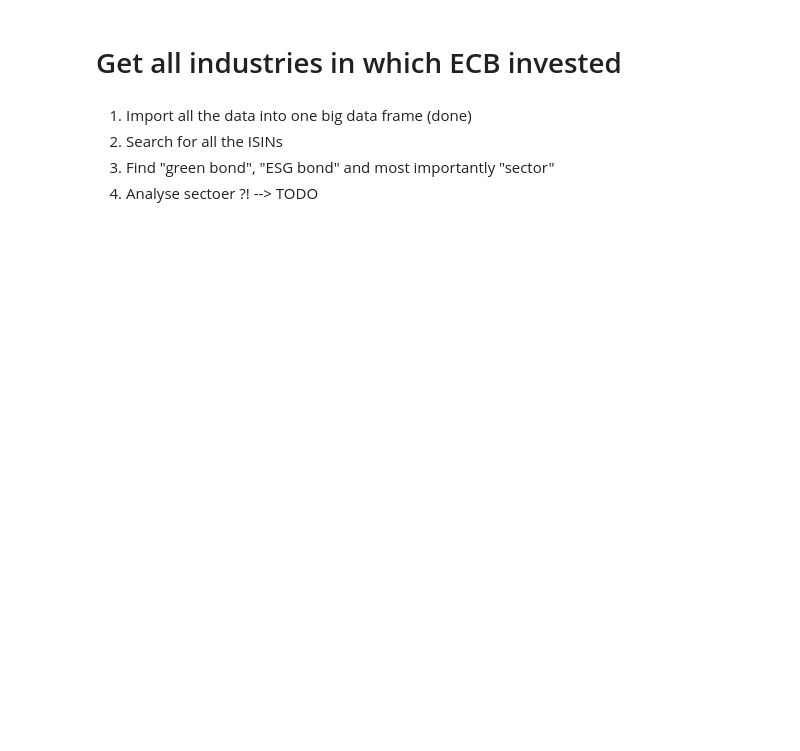
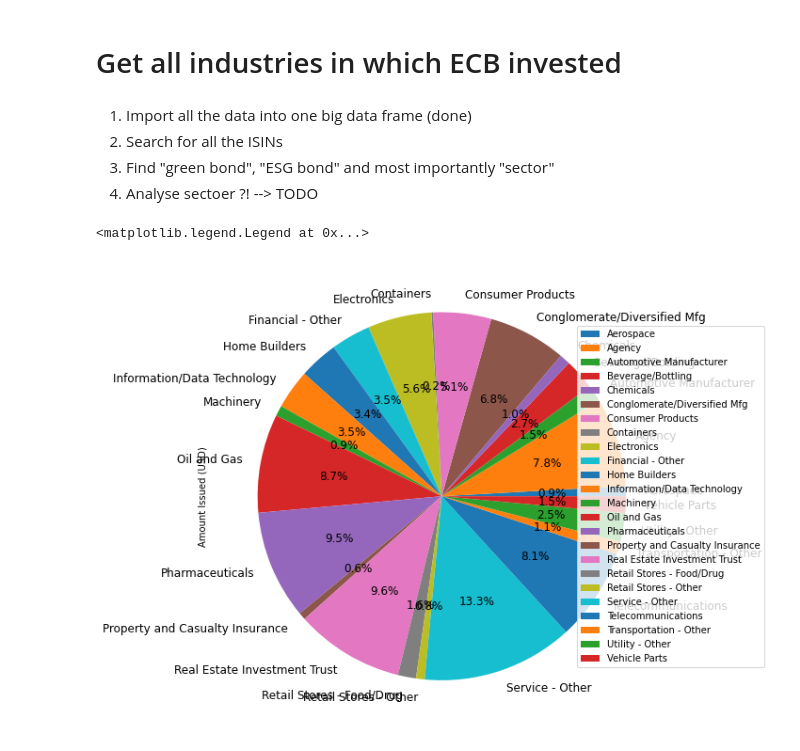
Before and after one commit to AukeVanSighem/ECB-Bond-Purchases, a Jupyter notebook: DataAnalysis.ipynb, the cells around one changed output. Drawn from its saved outputs; the diff is of its cells as text; code cells hidden in the pictures; blank space fills up the shorter version.

Commit message:
Pie chart that shows the division of "Amount Issued" over all the different sectors present in the merged_sector_data dateframe

```diff
--- a/DataAnalysis.ipynb
+++ b/DataAnalysis.ipynb
@@ -322,0 +406,17 @@ print(sector_data.count)
+# %%
+merged_sector_data = holdingsECB.merge(sector_data, "left", "ISIN")
+merged_sector_data = merged_sector_data.dropna(subset=['Issuer'])
+#merged_sector_data.to_excel('data/Sector_data/test_output.xlsx') # Export the resulting data to an excel file
+# %%
+# Make a pie chart that shows the division of "Amount Issued" over all the different sectors present in the merged_sector_data dateframe
+merged_sector_data["Amount Issued (USD)"] = pd.to_numeric(merged_sector_data["Amount Issued (USD)"], errors='raise', downcast=None)
+
+import matplotlib.pyplot as plt # TODO: add to requirements
+fig = plt.figure(figsize=(9,9))
+ax = plt.subplot(111)
+
+merged_sector_data.groupby(['Sector']).sum().plot(kind='pie', y='Amount Issued (USD)', ax=ax, autopct='%1.1f%%', fontsize=12, legend=False)
+fig.legend(loc="right")
+# %% [output]
+<matplotlib.legend.Legend at 0x...>
+[figure, added]
```
Also changed, not shown: parts of 7 cells of this notebook.
